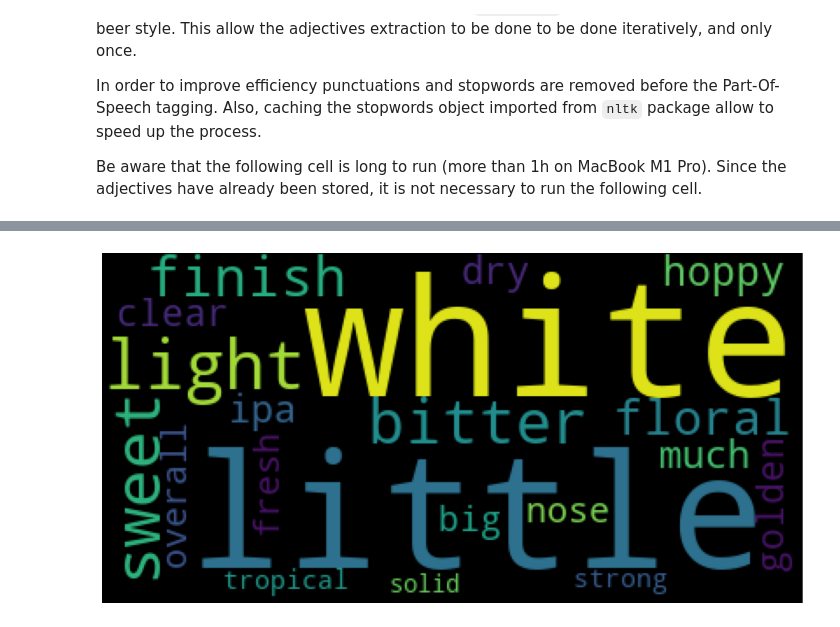
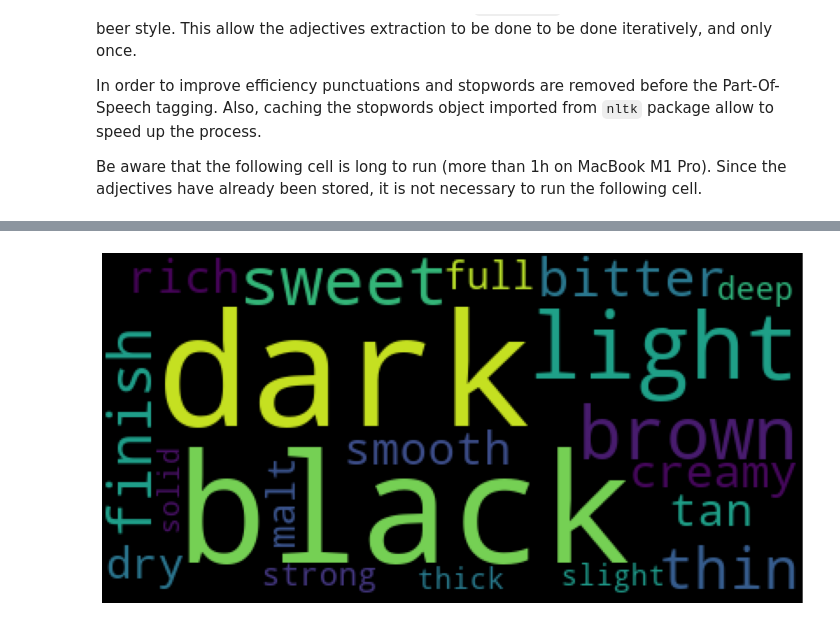
Before and after one commit to epfl-ada/ada-2022-project-toohottohoot, a Jupyter notebook: milestone3/nlp.ipynb, the cells around one changed output, grey strips where cells are left out. Cells and saved outputs as stored; diff of their text form; code cells hidden in the pictures.

```diff
--- a/milestone3/nlp.ipynb
+++ b/milestone3/nlp.ipynb
@@ -130 +168,18 @@ Be aware that the following cell is long to run (more than 1h on MacBook M1 Pro)
+# %%
+formated_style_to_supra = copy.deepcopy(style_to_supra)
+
+for style, supra_style in style_to_supra.items():
+    formated_style = style.replace('/', ' ').replace('-', ' ')
+    formated_style = ' '.join(formated_style.split()).replace(' ', '_')
+    formated_style_to_supra[formated_style] = style_to_supra[style]
+    if style != formated_style:
+        del formated_style_to_supra[style]
+
+corpus = {key: [] for key in formated_style_to_supra.values()}
+for style in styles:
+    with open(PROCESSED_DATA_FOLDER + DATASET + 'adjectives/{}.txt'.format(style), 'r') as f:
+        adjectives = f.read().splitlines()
+    corpus[formated_style_to_supra[style]].extend(adjectives)
+
+corpus = {key: ' '.join(adjectives) for key, adjectives in corpus.items()}
 # %% [markdown]
@@ -159,13 +218,7 @@ To compute the TF-IDF matrix, `TfidfVectorizer` from `Scikit-Learn` package is u
 # %%
-corpus = []
-for style in styles:
-    with open(PROCESSED_DATA_FOLDER + DATASET + 'adjectives/{}.txt'.format(style), 'r') as f:
-        adjectives = f.read().splitlines()
-    corpus.append(' '.join(adjectives))
-
 vectorizer = TfidfVectorizer(use_idf=True)
-X = vectorizer.fit_transform(corpus)
+X = vectorizer.fit_transform(list(corpus.values()))
 
 feature_names = vectorizer.get_feature_names()
-TF_IDF = pd.DataFrame(X.todense().tolist(), index=styles, columns=feature_names)
+TF_IDF = pd.DataFrame(X.todense().tolist(), index=list(corpus.keys()), columns=feature_names)
 # %% [markdown]
@@ -177,9 +228,14 @@ Test = TF_IDF.drop(columns=['good', 'nice', 'bad', 'great'])
+# %%
+TF_IDF.drop(columns=['good', 'nice', 'bad', 'great'], inplace=True)
+TF_IDF.drop(columns=['little', 'big', 'small'], inplace=True)
+TF_IDF.drop(columns=['overall', 'much', 'nose'], inplace=True)
+TF_IDF.drop(columns=['drinkable', 'decent', 'easy'], inplace=True)
 # %%
-wordcloud = WordCloud(background_color="black", max_words=20).generate_from_frequencies(Test.loc['American_IPA'])
+wordcloud = WordCloud(background_color="black", max_words=20).generate_from_frequencies(TF_IDF.loc['Porters'])
 
 plt.figure(figsize=(15,8))
 plt.imshow(wordcloud)
 plt.axis("off")
 plt.show()
 # %% [output]
-[figure, old version]
+[figure, new version]
```
Also changed, not shown: parts of 15 cells of this notebook.
